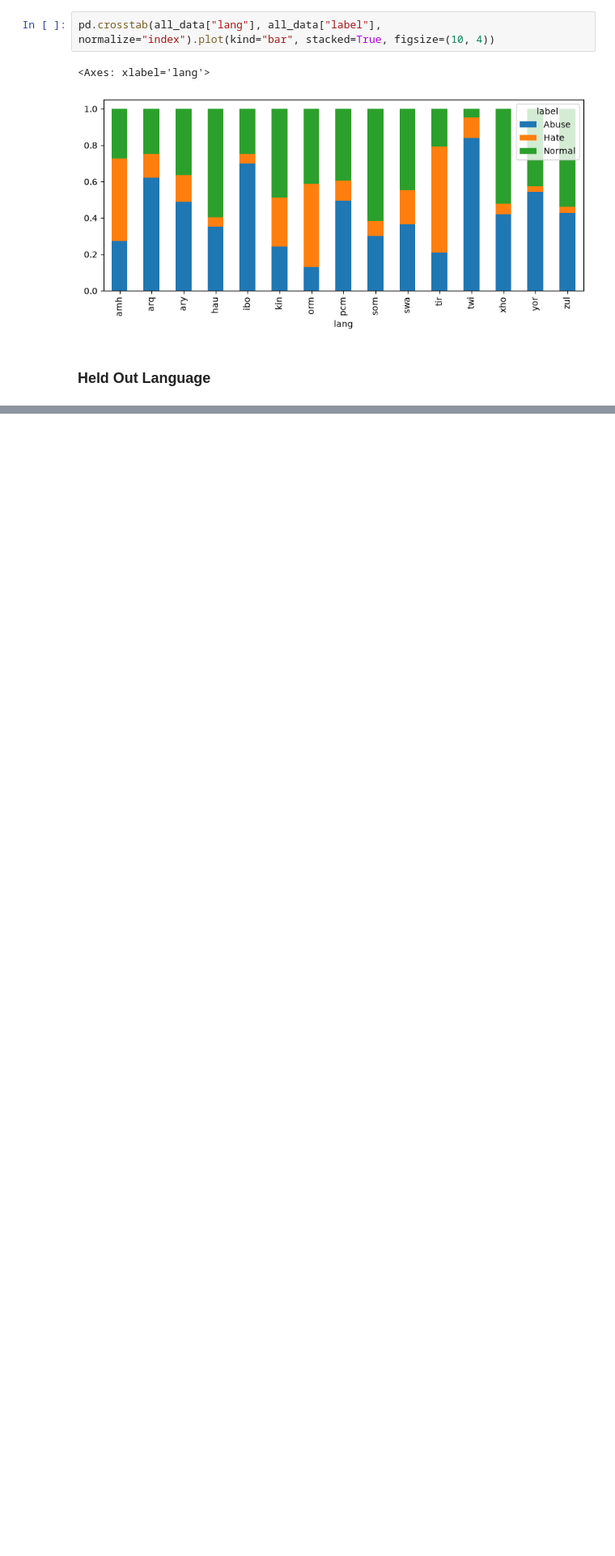
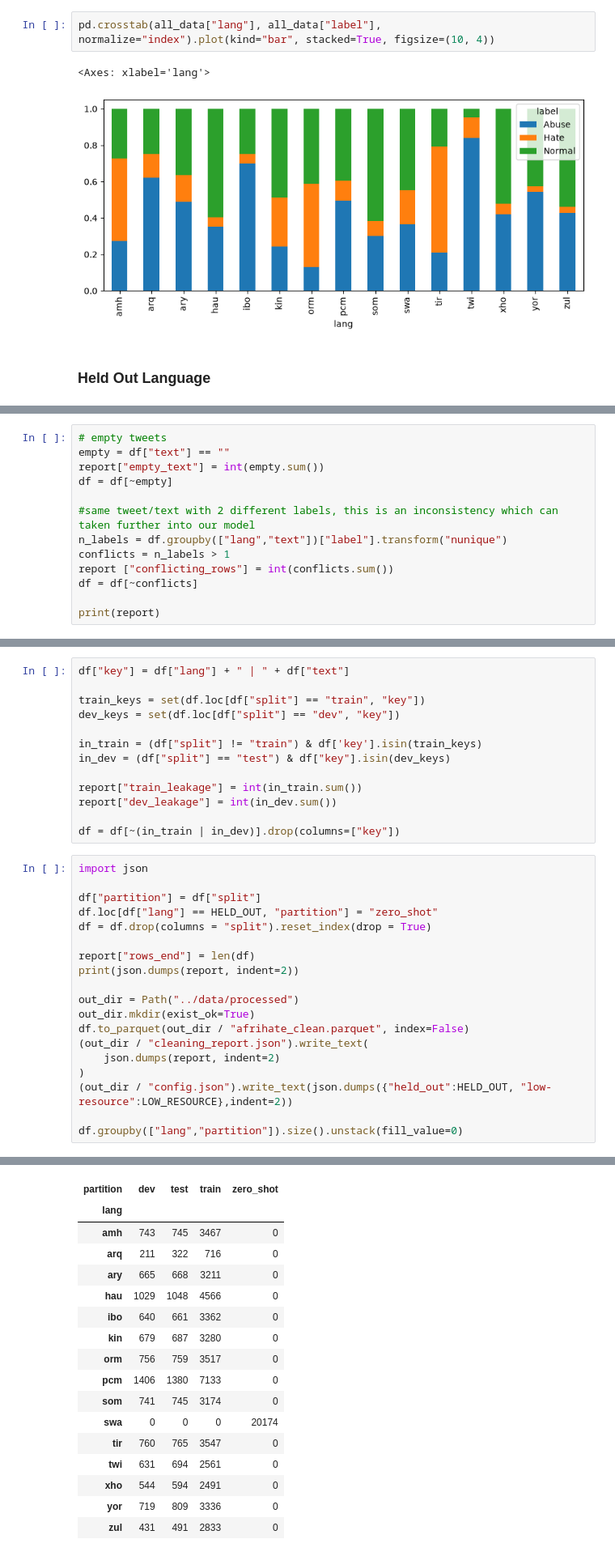
Before and after one commit to gagandeepsingh21/aml_afriHate_114736, a Jupyter notebook: notebook/afriHate.ipynb, the cells around one changed output, grey strips where cells are left out. Shown at 81% size. Cells and saved outputs as stored; diff of their text form; blank space fills up the shorter version.

```diff
--- a/notebook/afriHate.ipynb
+++ b/notebook/afriHate.ipynb
@@ -188,0 +254,13 @@ pd.crosstab(all_data["lang"], all_data["label"], normalize="index").plot(kind="b
+# %%
+# empty tweets
+empty = df["text"] == ""
+report["empty_text"] = int(empty.sum())
+df = df[~empty]
+
+#same tweet/text with 2 different labels, this is an inconsistency which can taken further into our model
+n_labels = df.groupby(["lang","text"])["label"].transform("nunique")
+conflicts = n_labels > 1
+report ["conflicting_rows"] = int(conflicts.sum())
+df = df[~conflicts]
+
+print(report)
@@ -188,0 +271,33 @@ pd.crosstab(all_data["lang"], all_data["label"], normalize="index").plot(kind="b
+# %%
+df["key"] = df["lang"] + " | " + df["text"]
+
+train_keys = set(df.loc[df["split"] == "train", "key"])
+dev_keys = set(df.loc[df["split"] == "dev", "key"])
+
+in_train = (df["split"] != "train") & df['key'].isin(train_keys)
+in_dev = (df["split"] == "test") & df["key"].isin(dev_keys)
+
+report["train_leakage"] = int(in_train.sum())
+report["dev_leakage"] = int(in_dev.sum())
+
+df = df[~(in_train | in_dev)].drop(columns=["key"])
+# %%
+import json
+
+df["partition"] = df["split"]
+df.loc[df["lang"] == HELD_OUT, "partition"] = "zero_shot"
+df = df.drop(columns = "split").reset_index(drop = True)
+
+report["rows_end"] = len(df)
+print(json.dumps(report, indent=2))
+
+out_dir = Path("../data/processed")
+out_dir.mkdir(exist_ok=True)
+df.to_parquet(out_dir / "afrihate_clean.parquet", index=False)
+(out_dir / "cleaning_report.json").write_text(
+    json.dumps(report, indent=2)
+)
+(out_dir / "config.json").write_text(json.dumps({"held_out":HELD_OUT, "low-resource":LOW_RESOURCE},indent=2))
+
+df.groupby(["lang","partition"]).size().unstack(fill_value=0)
+# %% [output]
@@ -188,0 +312,17 @@ pd.crosstab(all_data["lang"], all_data["label"], normalize="index").plot(kind="b
+| partition | dev | test | train | zero_shot |
+| lang |  |  |  |  |
+| amh | 743 | 745 | 3467 | 0 |
+| arq | 211 | 322 | 716 | 0 |
+| ary | 665 | 668 | 3211 | 0 |
+| hau | 1029 | 1048 | 4566 | 0 |
+| ibo | 640 | 661 | 3362 | 0 |
+| kin | 679 | 687 | 3280 | 0 |
+| orm | 756 | 759 | 3517 | 0 |
+| pcm | 1406 | 1380 | 7133 | 0 |
+| som | 741 | 745 | 3174 | 0 |
+| swa | 0 | 0 | 0 | 20174 |
+| tir | 760 | 765 | 3547 | 0 |
+| twi | 631 | 694 | 2561 | 0 |
+| xho | 544 | 594 | 2491 | 0 |
+| yor | 719 | 809 | 3336 | 0 |
+| zul | 431 | 491 | 2833 | 0 |
```
Also changed, not shown: parts of 22 cells of this notebook, 24 other files.
